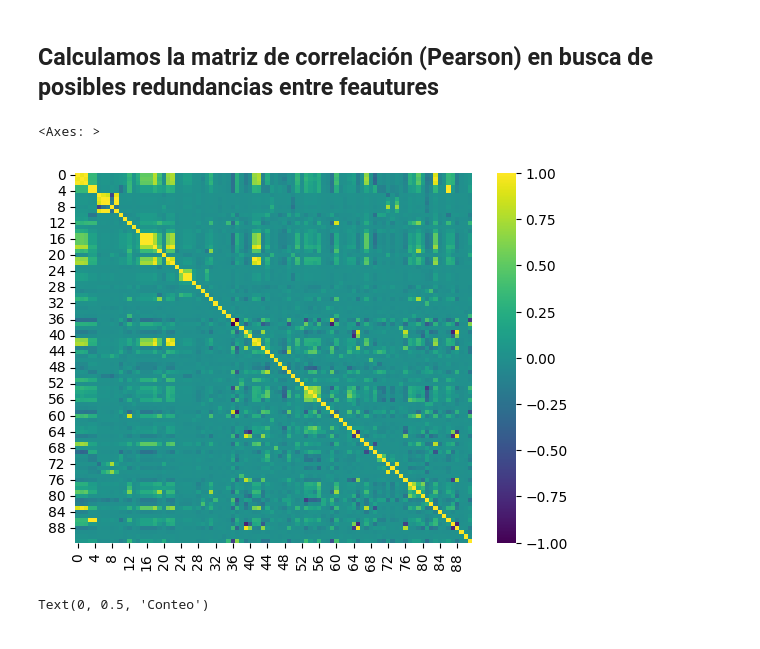
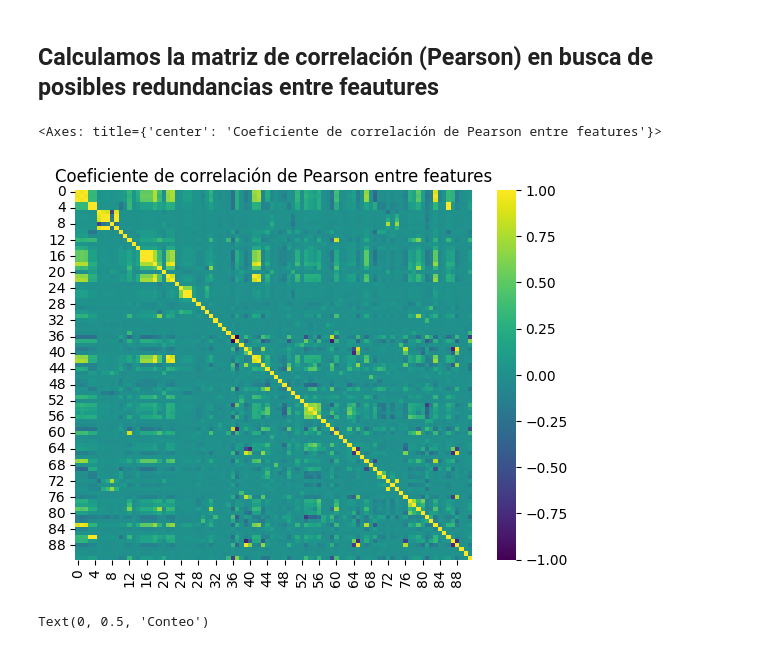
Before and after one commit to epsilondenso/Data_Science_projects, a Jupyter notebook: notebooks/02_EDA.ipynb, the cells around one changed output. Cells and saved outputs as stored; diff of their text form; code cells hidden in the pictures.

```diff
--- a/notebooks/02_EDA.ipynb
+++ b/notebooks/02_EDA.ipynb
@@ -43,10 +44,11 @@ Ratio de positivos a negativos: 30:1
 # %% [markdown]
 ## Calculamos la matriz de correlación (Pearson) en busca de posibles redundancias entre feautures
 # %%
-pcc_feautres_matrix = np.corrcoef(stzd_data.iloc[:, 1:].T.to_numpy())
-sns.heatmap(pcc_feautres_matrix, cmap = "viridis")
+pcc_features_matrix = np.corrcoef(stzd_data.iloc[:, 1:].T.to_numpy())
+plt.title("Coeficiente de correlación de Pearson entre features")
+sns.heatmap(pcc_features_matrix, cmap = "viridis")
 # %% [output]
-<Axes: >
+<Axes: title={'center': 'Coeficiente de correlación de Pearson entre features'}>
-[figure, old version]
+[figure, new version]
 # %%
 #No contamos las autocorrelaciones
```
Also changed, not shown: parts of 12 cells of this notebook, 5 other files.
